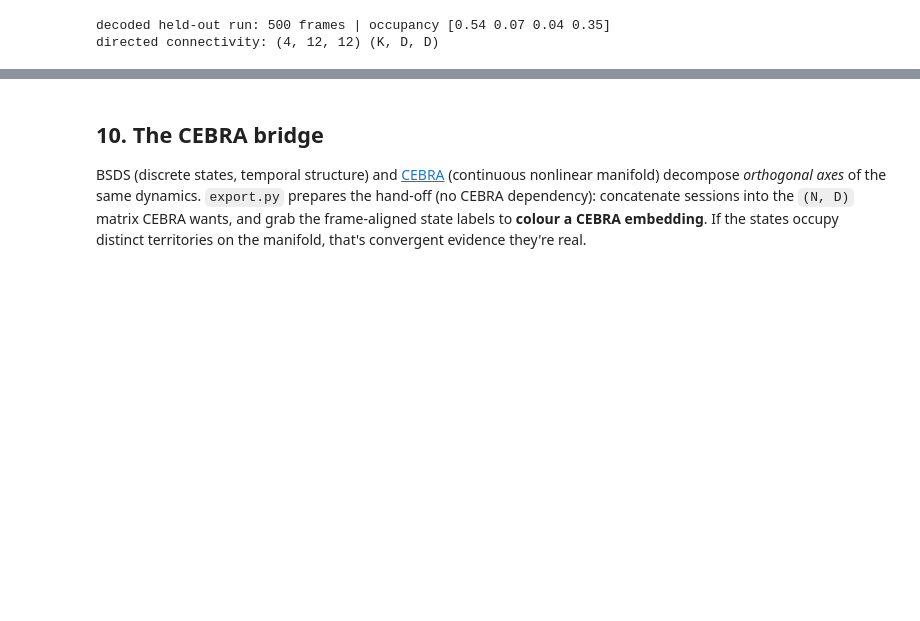
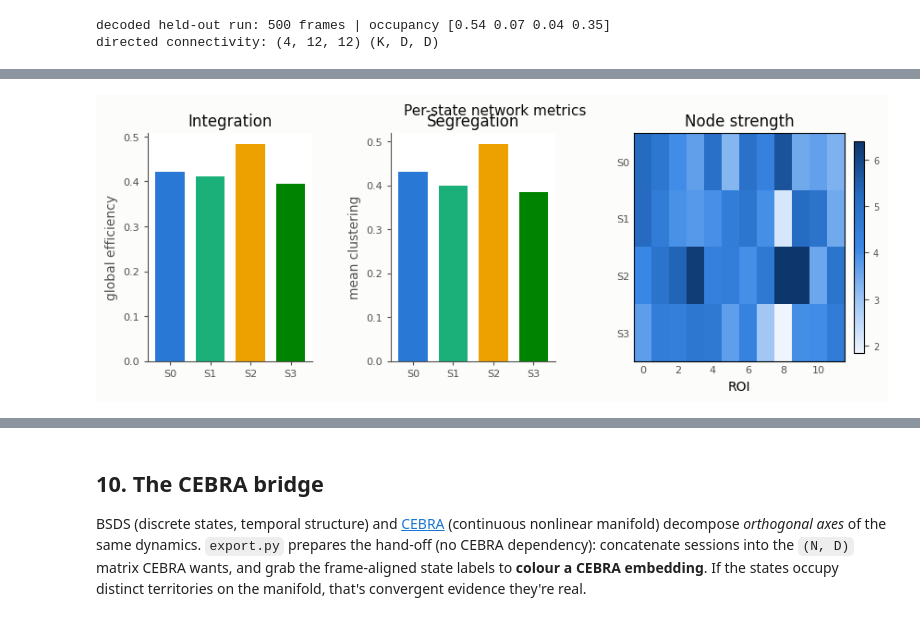
Before and after one commit to dowdlelt/fastfuncstuff, a Jupyter notebook: notebooks/bsds_demo.ipynb, the cells around one changed output, grey strips where cells are left out. Cells and saved outputs as stored; diff of their text form; code cells hidden in the pictures; blank space fills up the shorter version.

```diff
--- a/notebooks/bsds_demo.ipynb
+++ b/notebooks/bsds_demo.ipynb
@@ -226,0 +234,7 @@ directed connectivity: (4, 12, 12) (K, D, D)
+# %%
+from fastfuncstuff.dynamics.graph import state_graph_metrics
+gm = state_graph_metrics(stats.state_fc)
+plots.plot_graph_metrics(gm)
+plt.show()
+# %% [output]
+[figure, added]
```
Also changed, not shown: parts of 7 cells of this notebook, 1 other file.
